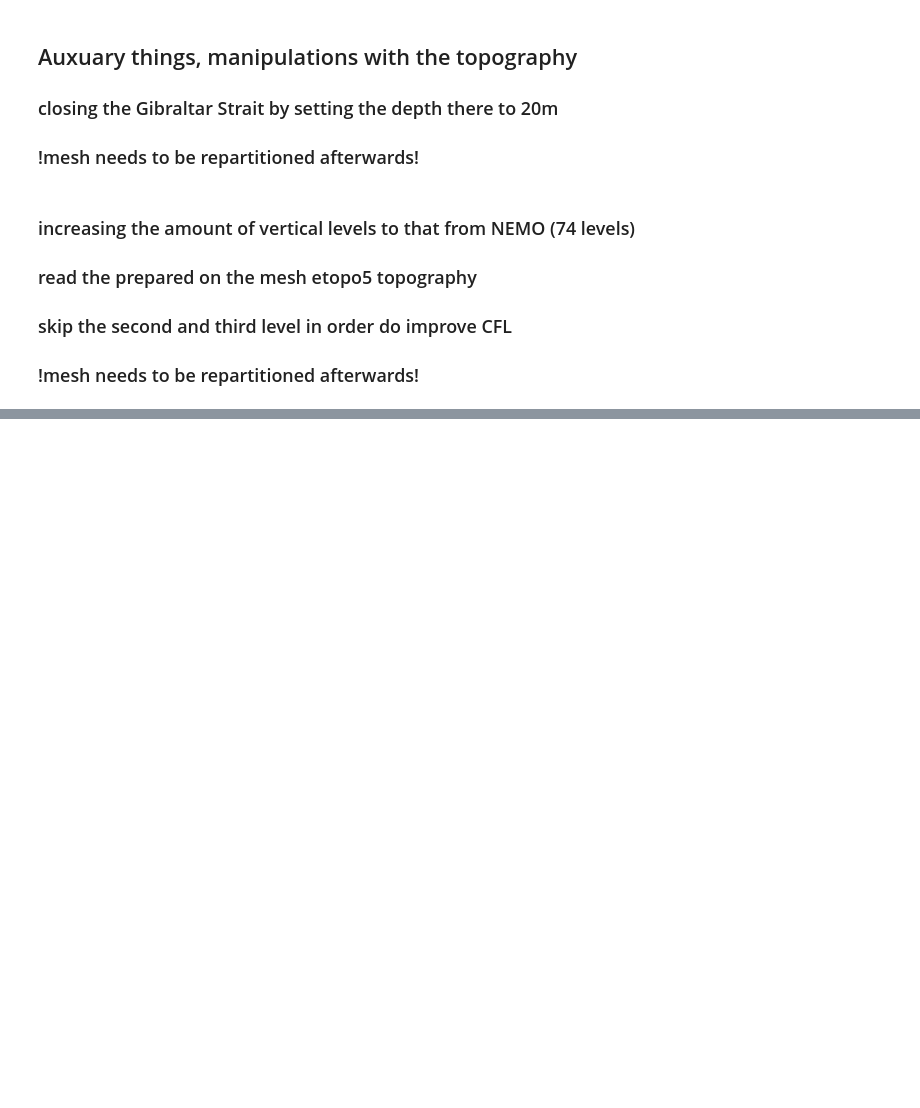
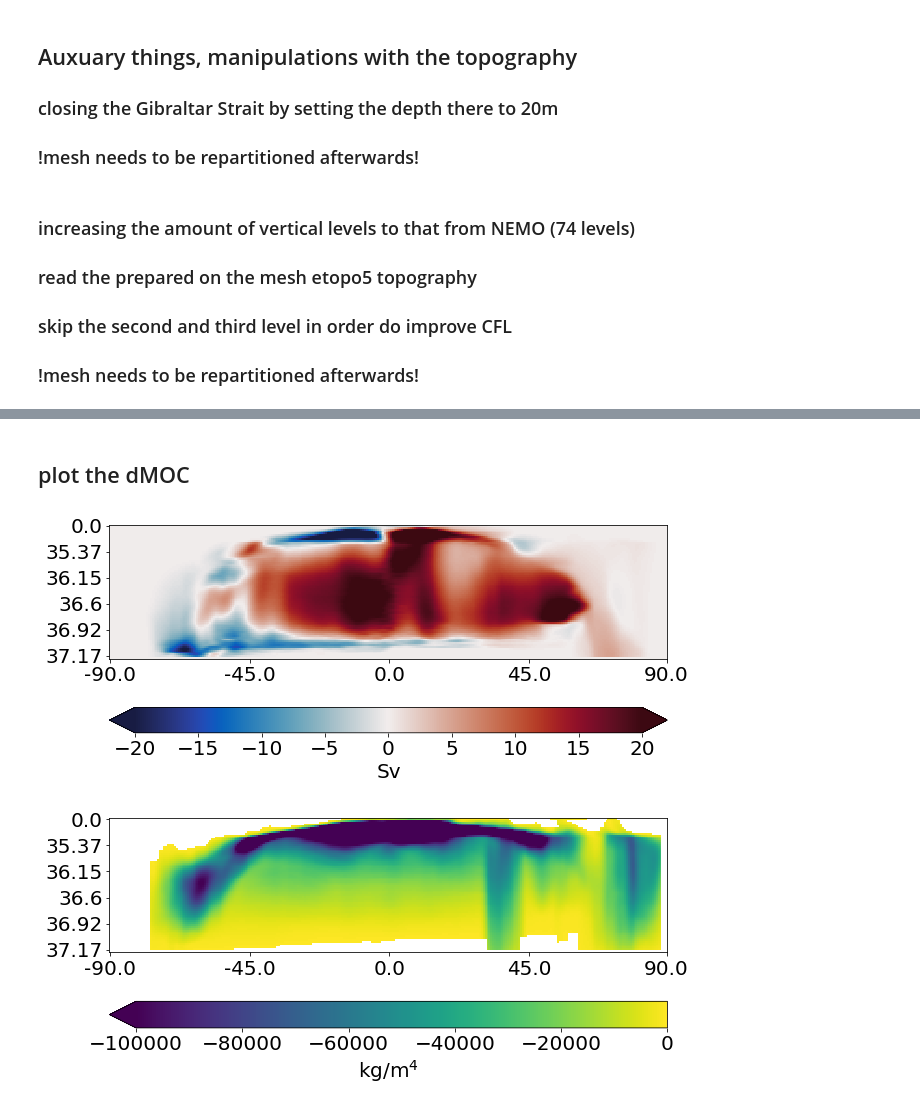
Before and after one commit to FESOM/fesom2, a Jupyter notebook: view/plot_main.ipynb, the cells around one changed output, grey strips where cells are left out. Cells and saved outputs as stored; diff of their text form; code cells hidden in the pictures; blank space fills up the shorter version.

```diff
--- a/view/plot_main.ipynb
+++ b/view/plot_main.ipynb
@@ -368,0 +461,49 @@ f.close()
+# %% [markdown]
+## plot the dMOC
+# %%
+import matplotlib.cm as cm
+fig = plt.figure(figsize=(10,6))
+cbartext, cont = 'Sv', [-20., 20.]
+#moc[moc==0.]=np.nan
+flt=np.array([0.125, 0.25, 0.25, 0.25, 0.125])
+moc_conv=np.apply_along_axis(lambda m: np.convolve(m, flt, mode='same'), axis=1, arr=moc)
+# we plot density MOC as an image in order to accout for stretching along the Y axis
+plt.imshow(moc_conv[:,:], vmin=cont[0], vmax=cont[1], cmap=cmo.balance)
+
+# a dirty trick about labels along the X axis
+axis=lats
+dx=int(len(axis)/4.)
+ind=np.arange(0, len(axis)+1, dx)
+ind[-1]=ind[-1]-1
+labels=[-90., -45., 0., 45., 90.]
+plt.xticks(ind, labels)
+axis=std_dens
+ind=np.arange(0, len(axis), int(len(axis)/5.))
+plt.yticks(ind, np.round(axis[ind], 2))
+cbar=plt.colorbar(orientation='horizontal', extend='both')
+cbar.set_label('Sv', fontsize=fontsize)
+
+# same for dRHO/dZ
+fig = plt.figure(figsize=(10,6))
+cbartext, cont = 'Sv', [-100000., 0.]
+drhodz[abs(drhodz)<100.]=np.nan
+flt=np.array([0.125, 0.25, 0.25, 0.25, 0.125])
+drhodz_conv=np.apply_along_axis(lambda m: np.convolve(m, flt, mode='same'), axis=1, arr=drhodz)
+# we plot density MOC as an image in order to accout for stretching along the Y axis
+plt.imshow(drhodz_conv, vmin=cont[0], vmax=cont[1], cmap=cm.viridis)
+
+# a dirty trick about labels along the X axis
+axis=lats
+dx=int(len(axis)/4.)
+ind=np.arange(0, len(axis)+1, dx)
+ind[-1]=ind[-1]-1
+labels=[-90., -45., 0., 45., 90.]
+plt.xticks(ind, labels)
+axis=std_dens
+ind=np.arange(0, len(axis), int(len(axis)/5.))
+plt.yticks(ind, np.round(axis[ind], 2))
+cbar=plt.colorbar(orientation='horizontal', extend='min')#, format='%.0e')
+cbar.set_label('kg/m$^4$', fontsize=fontsize)
+# %% [output]
+[figure, added]
+[figure, added]
```
Also changed, not shown: parts of 5 cells of this notebook, 7 other files.
